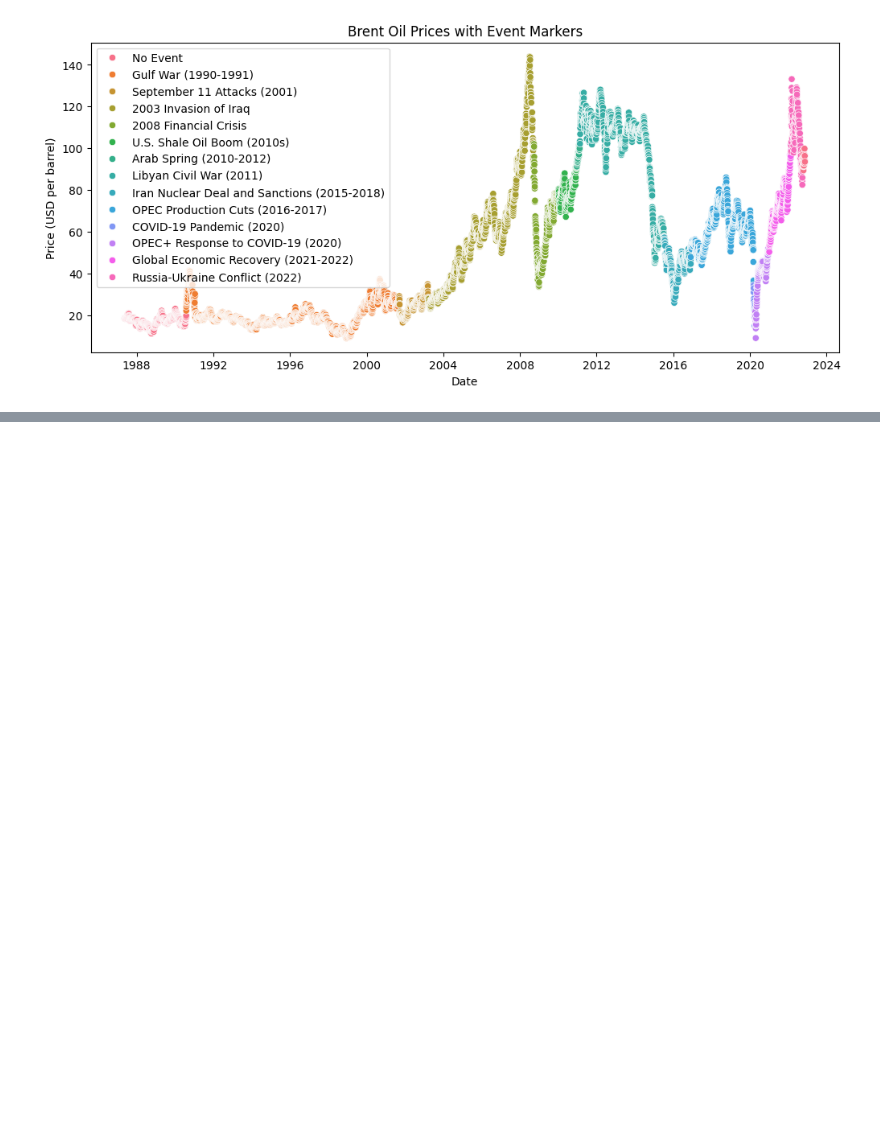
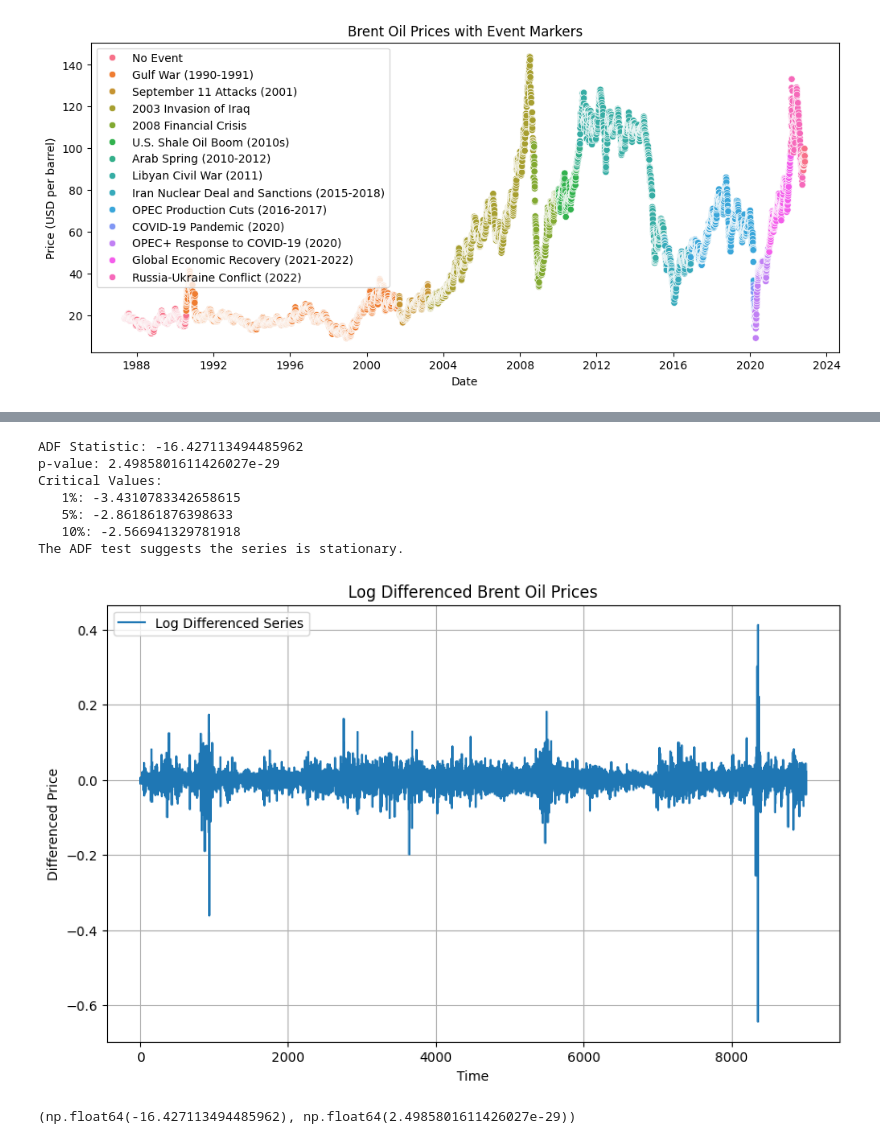
Before and after one commit to ab3lT/10-Academy-Week-10, a Jupyter notebook: notebooks/oil_prince_analysis.ipynb, the cells around one changed output, grey strips where cells are left out. Saved outputs shown, nothing was run; the diff lists cells and outputs as text; code cells hidden in the pictures; blank space fills up the shorter version.

```diff
--- a/notebooks/oil_prince_analysis.ipynb
+++ b/notebooks/oil_prince_analysis.ipynb
@@ -279,0 +354,15 @@ plt.show()
+# %%
+# Log transformation
+log_data = np.log(price_data['Price'])
+log_data_diff = log_data.diff().dropna()
+test_stationarity(log_data_diff, title='Log Differenced Brent Oil Prices', label='Log Differenced Series')
+# %% [output]
+ADF Statistic: -16.427113494485962
+p-value: 2.4985801611426027e-29
+Critical Values:
+   1%: -3.4310783342658615
+   5%: -2.861861876398633
+   10%: -2.566941329781918
+The ADF test suggests the series is stationary.
+[figure, added]
+(np.float64(-16.427113494485962), np.float64(2.4985801611426027e-29))
```
Also changed, not shown: parts of 3 cells of this notebook.
